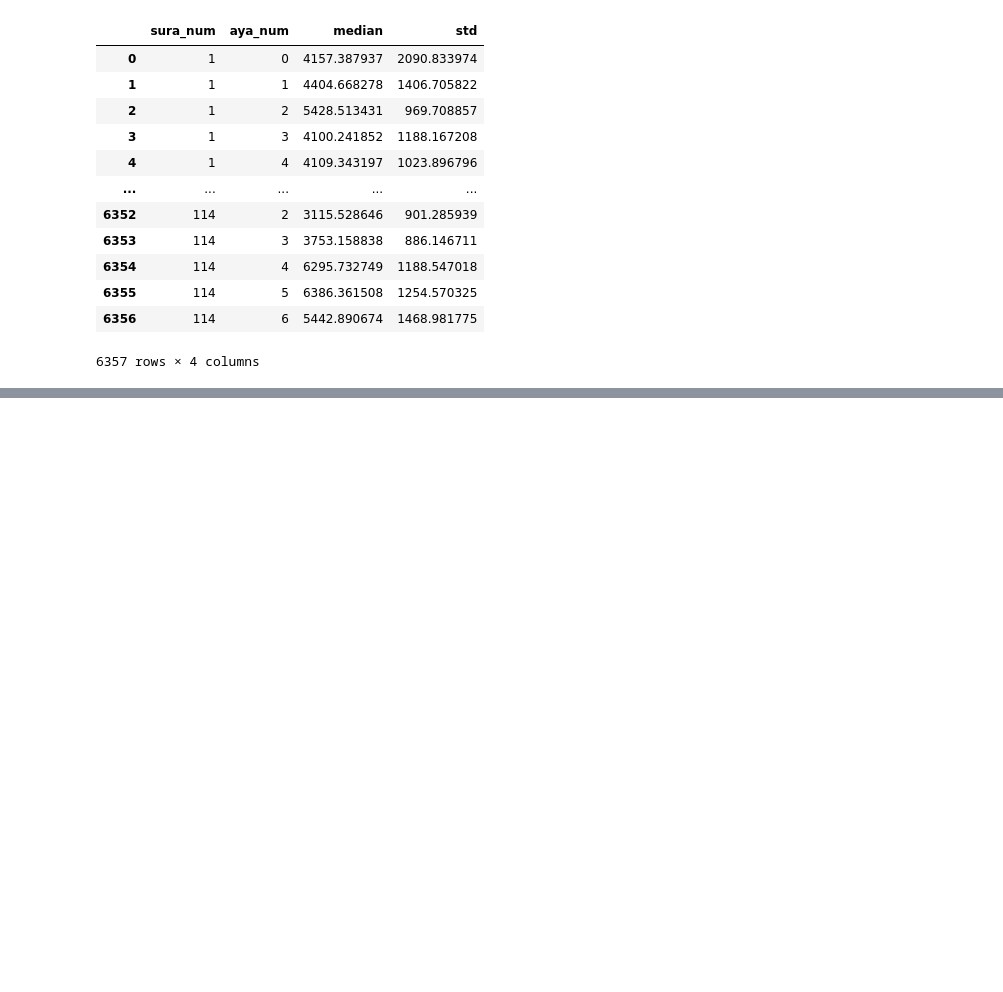
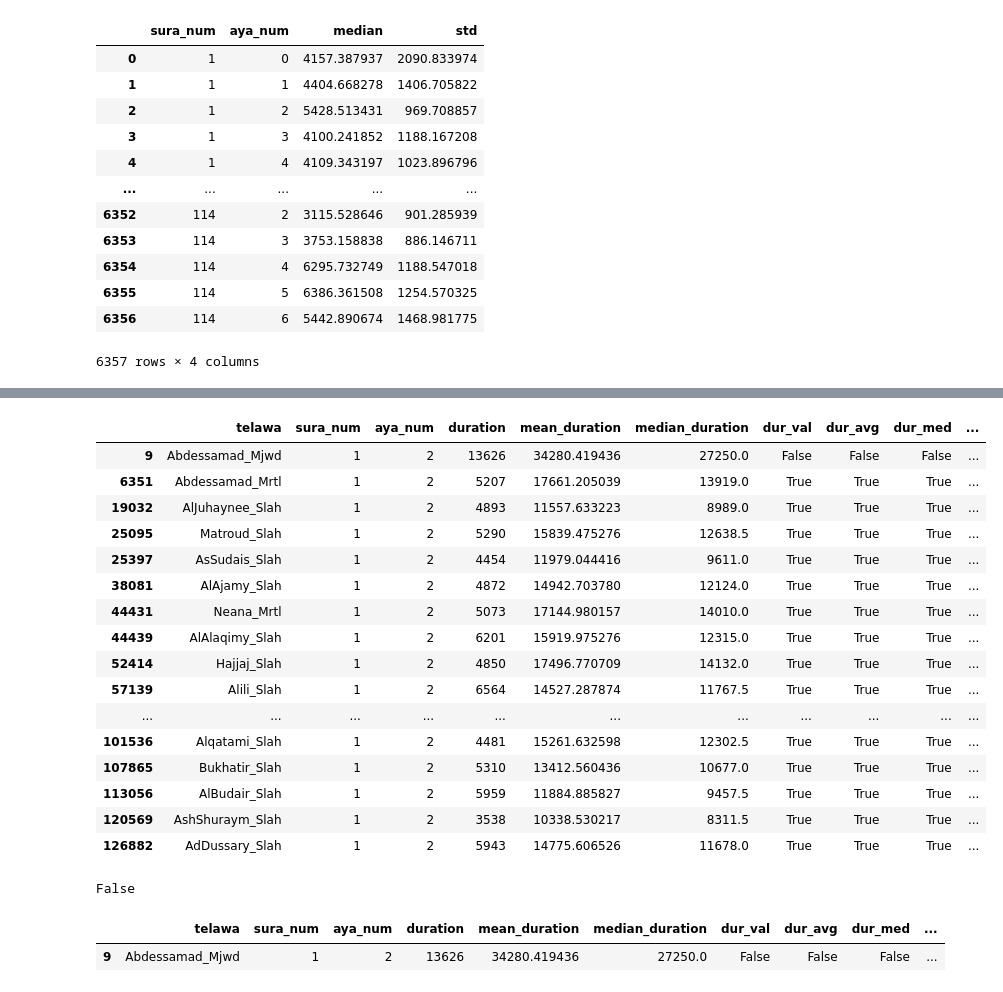
Before and after one commit to drnesr/QuranDataset, a Jupyter notebook: Code/DB_Qur_001.ipynb, the cells around one changed output, grey strips where cells are left out. Drawn from its saved outputs; the diff is of its cells as text; code cells hidden in the pictures; blank space fills up the shorter version.

```diff
--- a/Code/DB_Qur_001.ipynb
+++ b/Code/DB_Qur_001.ipynb
@@ -569,0 +595,13 @@ relative_duration_stats.to_csv(os.path.join(verses_path, 'Output',
+# %%
+s_num, a_num = 1, 2
+small_relative = relative_dataset[[
+    'telawa',
+    'sura_num',
+    'aya_num',
+    'duration',
+    'mean_duration',
+    'median_duration',
+]]
+spc = small_relative[(relative_dataset.sura_num == s_num)
+                       & (relative_dataset.aya_num == a_num)]
+spc
@@ -569,0 +626,48 @@ relative_duration_stats.to_csv(os.path.join(verses_path, 'Output',
+# %%
+cut_off = 2
+name_dict = {
+    'duration': 'dur_val',
+    'mean_duration': 'dur_avg',
+    'median_duration': 'dur_med'
+}
+# spc.assign(mean)
+for field in name_dict:
+    dur_mean = spc[field].mean()
+    dur_std = spc[field].std()
+    anomally_cutoff = cut_off * dur_std
+    lower_bound = dur_mean - anomally_cutoff
+    upper_bound = dur_mean + anomally_cutoff
+
+    spc.loc[:][ name_dict[field]] = (spc[field] > lower_bound) & (spc[field] <
+                                                          upper_bound)
+
+spc=spc.assign(val_avg =    spc.dur_avg==spc.dur_val)
+spc=spc.assign(val_med =    spc.dur_med==spc.dur_val)
+spc
+# %% [output]
+|  | telawa | sura_num | aya_num | duration | mean_duration | median_duration | dur_val | dur_avg | dur_med | ... |
+| 9 | Abdessamad_Mjwd | 1 | 2 | 13626 | 34280.419436 | 27250.0 | False | False | False | ... |
+| 6351 | Abdessamad_Mrtl | 1 | 2 | 5207 | 17661.205039 | 13919.0 | True | True | True | ... |
+| 19032 | AlJuhaynee_Slah | 1 | 2 | 4893 | 11557.633223 | 8989.0 | True | True | True | ... |
+| 25095 | Matroud_Slah | 1 | 2 | 5290 | 15839.475276 | 12638.5 | True | True | True | ... |
+| 25397 | AsSudais_Slah | 1 | 2 | 4454 | 11979.044416 | 9611.0 | True | True | True | ... |
+| 38081 | AlAjamy_Slah | 1 | 2 | 4872 | 14942.703780 | 12124.0 | True | True | True | ... |
+| 44431 | Neana_Mrtl | 1 | 2 | 5073 | 17144.980157 | 14010.0 | True | True | True | ... |
+| 44439 | AlAlaqimy_Slah | 1 | 2 | 6201 | 15919.975276 | 12315.0 | True | True | True | ... |
+| 52414 | Hajjaj_Slah | 1 | 2 | 4850 | 17496.770709 | 14132.0 | True | True | True | ... |
+| 57139 | Alili_Slah | 1 | 2 | 6564 | 14527.287874 | 11767.5 | True | True | True | ... |
+| ... | ... | ... | ... | ... | ... | ... | ... | ... | ... | ... |
+| 101536 | Alqatami_Slah | 1 | 2 | 4481 | 15261.632598 | 12302.5 | True | True | True | ... |
+| 107865 | Bukhatir_Slah | 1 | 2 | 5310 | 13412.560436 | 10677.0 | True | True | True | ... |
+| 113056 | AlBudair_Slah | 1 | 2 | 5959 | 11884.885827 | 9457.5 | True | True | True | ... |
+| 120569 | AshShuraym_Slah | 1 | 2 | 3538 | 10338.530217 | 8311.5 | True | True | True | ... |
+| 126882 | AdDussary_Slah | 1 | 2 | 5943 | 14775.606526 | 11678.0 | True | True | True | ... |
+# %%
+all(spc.dur_val)
+# %% [output]
+False
+# %%
+spc[spc.dur_val==False]
+# %% [output]
+|  | telawa | sura_num | aya_num | duration | mean_duration | median_duration | dur_val | dur_avg | dur_med | ... |
+| 9 | Abdessamad_Mjwd | 1 | 2 | 13626 | 34280.419436 | 27250.0 | False | False | False | ... |
```
Also changed, not shown: parts of 5 cells of this notebook, 1 other file.
